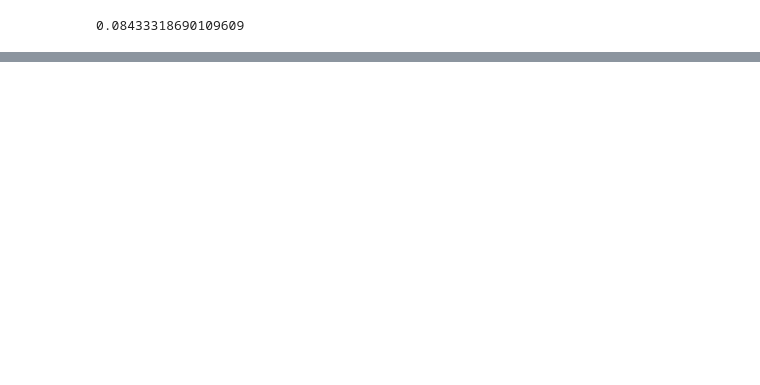
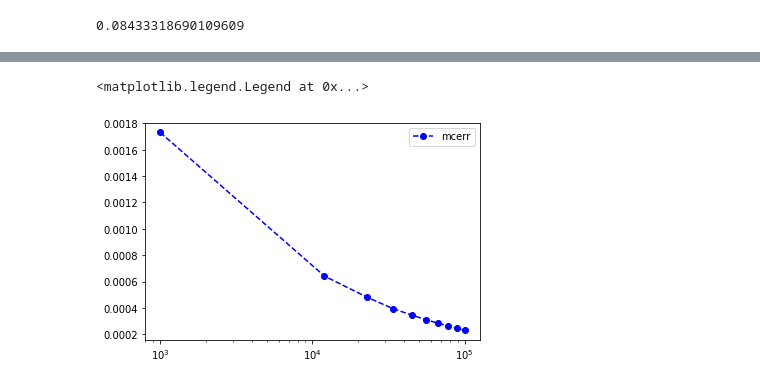
Before and after one commit to nick13-qfin/MC-QFin, a Jupyter notebook: python_interface/notebooks/bs_mc_convergence.ipynb, the cells around one changed output, grey strips where cells are left out. Cells and saved outputs as stored; diff of their text form; code cells hidden in the pictures; blank space fills up the shorter version.

```diff
--- a/python_interface/notebooks/bs_mc_convergence.ipynb
+++ b/python_interface/notebooks/bs_mc_convergence.ipynb
@@ -57,0 +59,7 @@ plt.legend()
+# %%
+plt.plot(n, [x[1] * np.exp(-r*T) for x in results], 'ob--', label = 'mcerr')
+plt.xscale('log')
+plt.legend()
+# %% [output]
+<matplotlib.legend.Legend at 0x...>
+[figure, added]
```
Also changed, not shown: parts of 2 cells of this notebook.
